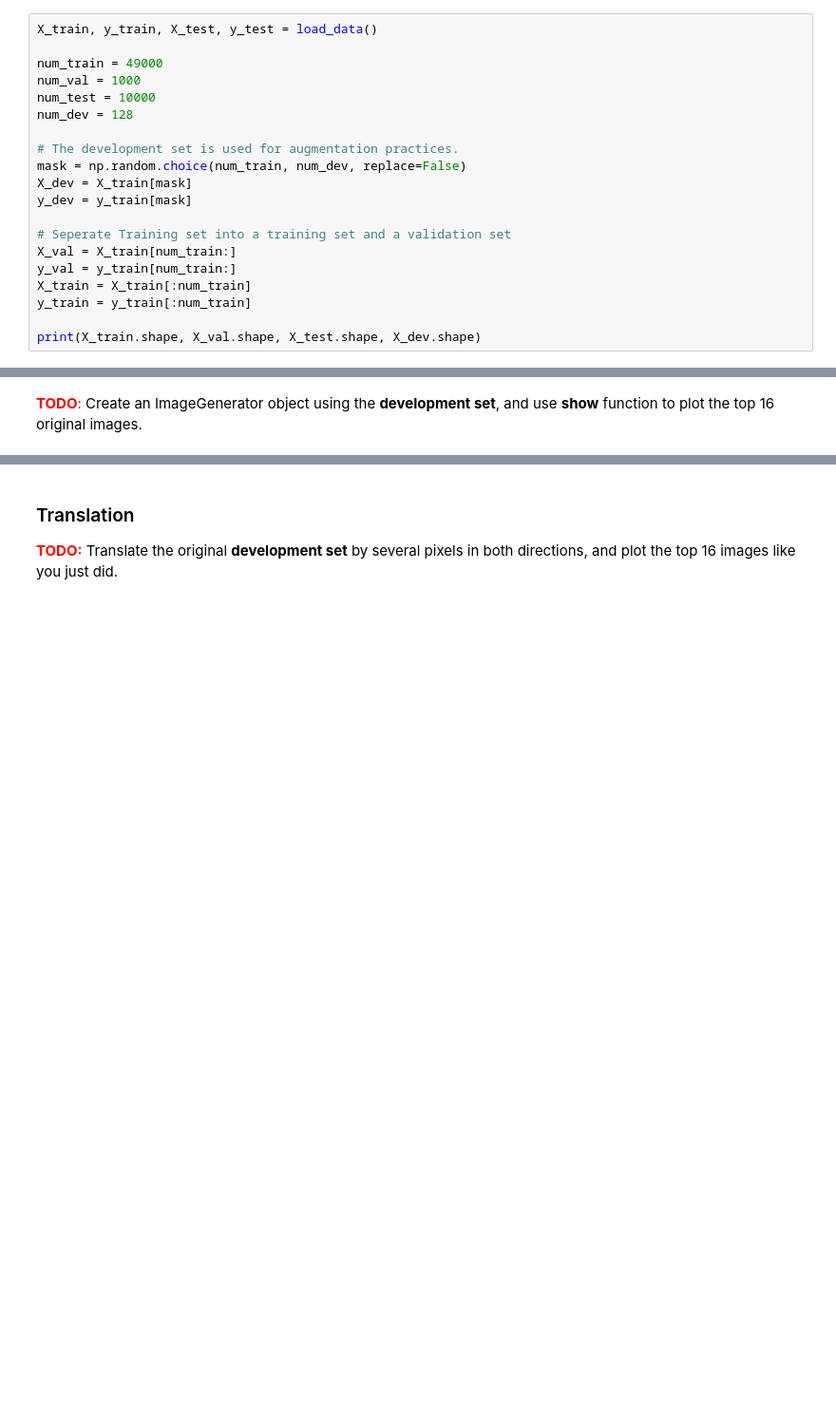
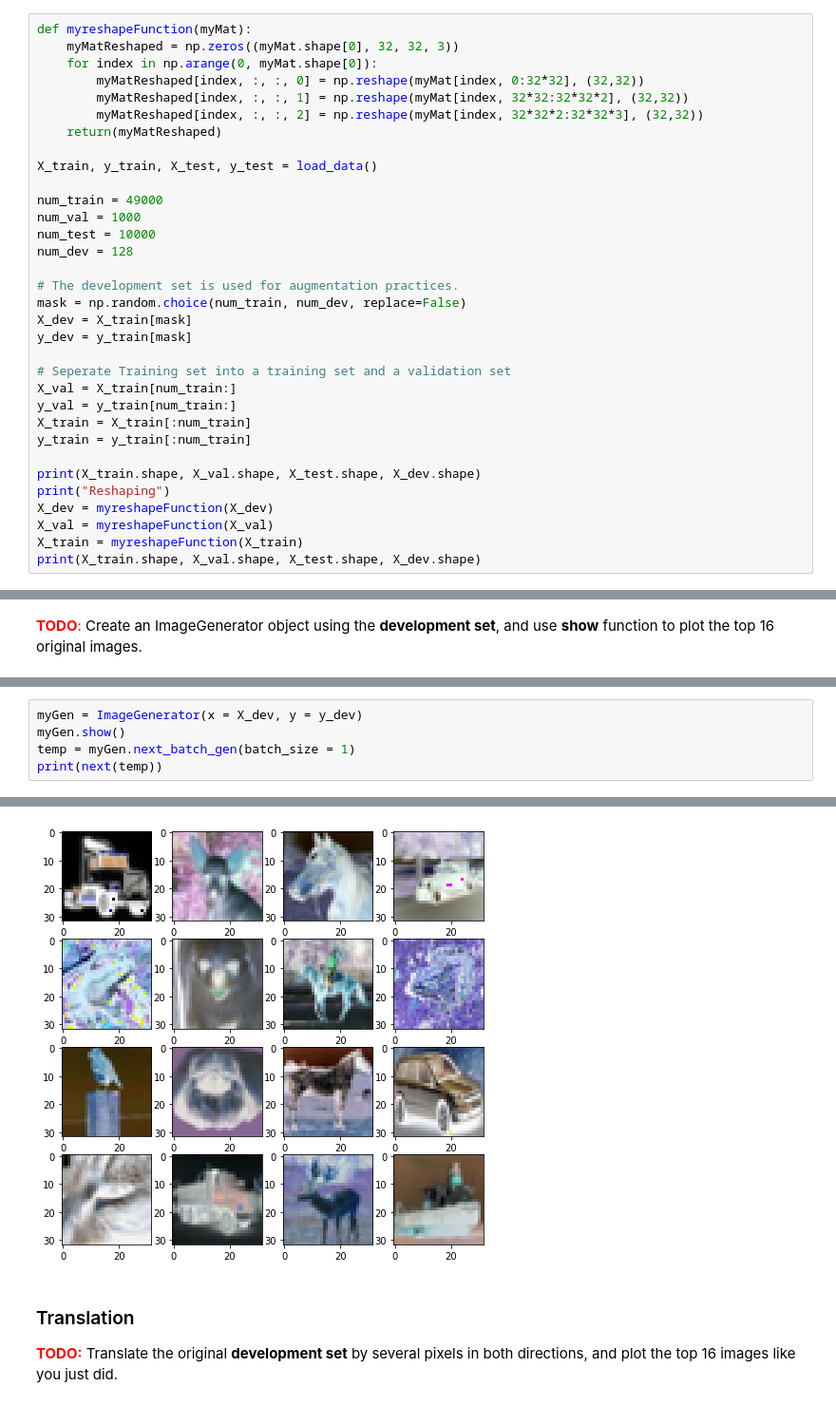
Before and after one commit to crowegian/NNetsDL_F17, a Jupyter notebook: assignment2/task4-augmentation.ipynb, the cells around one changed output, grey strips where cells are left out. Shown: that part at 95% size. Saved outputs shown, nothing was run; the diff lists cells and outputs as text; blank space fills up the shorter version.

```diff
--- a/assignment2/task4-augmentation.ipynb
+++ b/assignment2/task4-augmentation.ipynb
@@ -17,6 +22,14 @@ import matplotlib.pyplot as plt
 # %% [markdown]
 ## Load Data
 # %%
+def myreshapeFunction(myMat):
+    myMatReshaped = np.zeros((myMat.shape[0], 32, 32, 3))
+    for index in np.arange(0, myMat.shape[0]):
+        myMatReshaped[index, :, :, 0] = np.reshape(myMat[index, 0:32*32], (32,32))
+        myMatReshaped[index, :, :, 1] = np.reshape(myMat[index, 32*32:32*32*2], (32,32))
+        myMatReshaped[index, :, :, 2] = np.reshape(myMat[index, 32*32*2:32*32*3], (32,32))
+    return(myMatReshaped)
+
 X_train, y_train, X_test, y_test = load_data()
 
 num_train = 49000
@@ -36,6 +49,11 @@ X_train = X_train[:num_train]
 y_train = y_train[:num_train]
 
 print(X_train.shape, X_val.shape, X_test.shape, X_dev.shape)
+print("Reshaping")
+X_dev = myreshapeFunction(X_dev)
+X_val = myreshapeFunction(X_val)
+X_train = myreshapeFunction(X_train)
+print(X_train.shape, X_val.shape, X_test.shape, X_dev.shape)
 # %% [output]
 ./data/cifar-10-python.tar.gz already exists. Begin extracting...
 (49000, 3072) (1000, 3072) (10000, 3072) (128, 3072)
@@ -128,0 +106,6 @@ print(np.random.randint(low = 0, high = 10, size = 10))
+# %%
+myGen = ImageGenerator(x = X_dev, y = y_dev)
+myGen.show()
+temp = myGen.next_batch_gen(batch_size = 1)
+print(next(temp))
+# %% [output]
@@ -129,3 +129,4 @@ print(np.random.randint(low = 0, high = 10, size = 10))
+[figure, added]
 # %% [markdown]
 ### Translation
 
```
Also changed, not shown: parts of 21 cells of this notebook, 21 other files.
